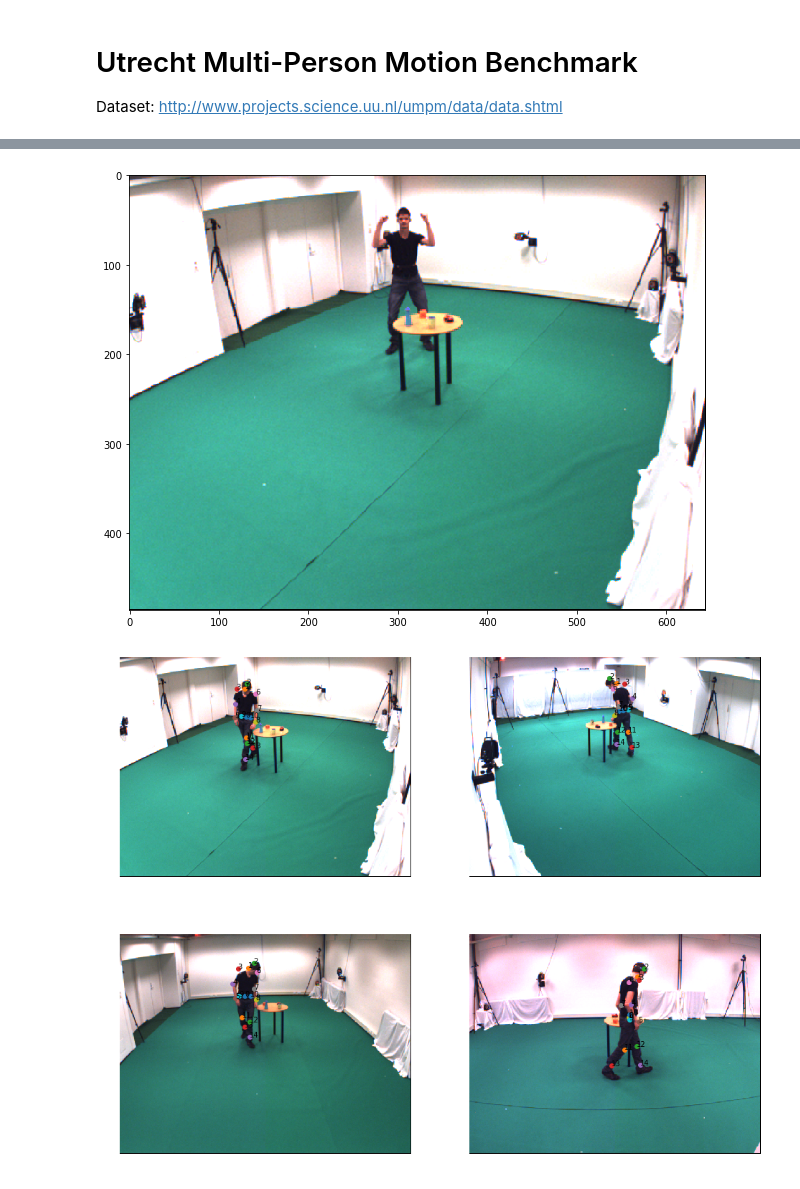
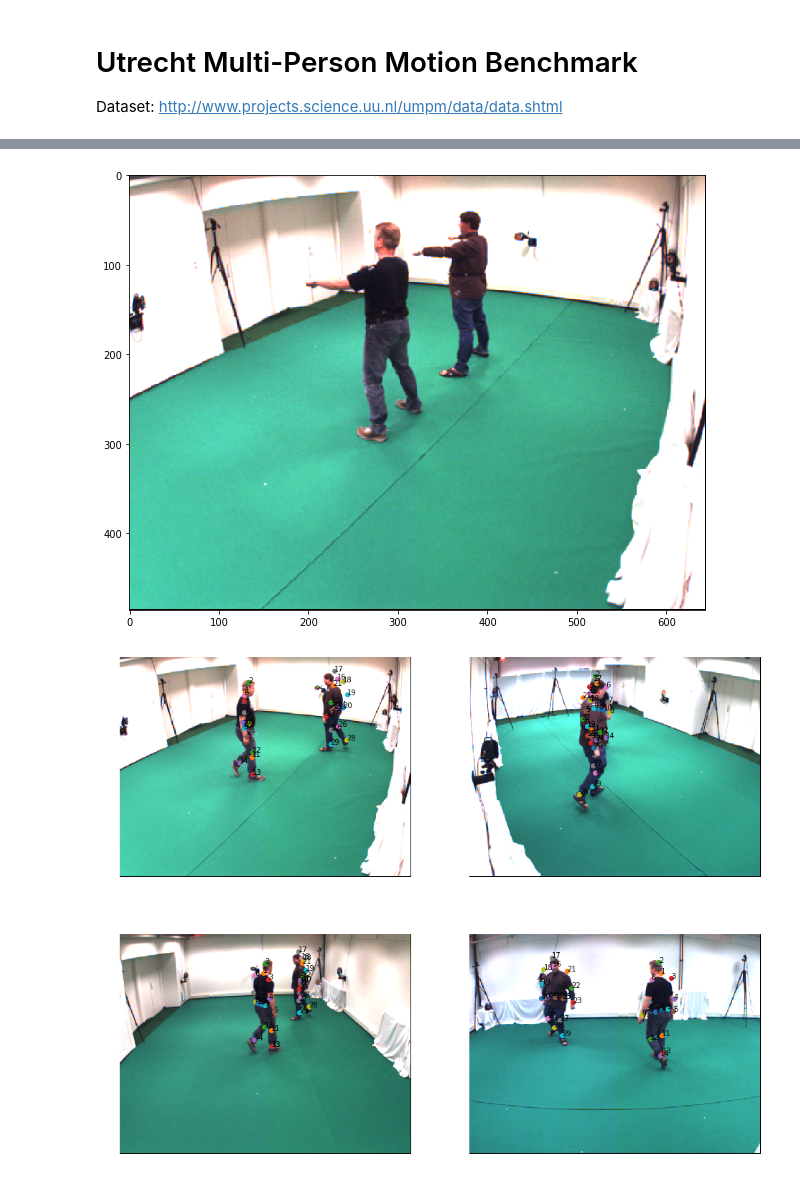
Before and after one commit to jutanke/pak, a Jupyter notebook: samples/UMPM.ipynb, the cells around one changed output, grey strips where cells are left out. Drawn from its saved outputs; the diff is of its cells as text; code cells hidden in the pictures.

```diff
--- a/samples/UMPM.ipynb
+++ b/samples/UMPM.ipynb
@@ -19,6 +19,7 @@ from pak.util import download
 from time import time
 
 root = Settings['data_root']
+print(root)
 
 user = Settings['UMPM']['username']
 pwd = Settings['UMPM']['password']
@@ -27,7 +28,7 @@ mpm = UMPM(root, user, pwd)
 
 
 _start = time()
-X, Y, Calib = mpm.get_data('p1_grab_3')
+X, Y, Calib = mpm.get_data('p2_free_1')
 _end = time()
 print('elapsed', _end - _start)
 
@@ -42,4 +44,4 @@ elapsed 2.228870153427124
-[figure, old version]
+[figure, new version]
 # %%
 import cv2
 
@@ -97,4 +99,4 @@ handle_img(fig.add_subplot(224), 'f', frame=frame)
 
 plt.show()
 # %% [output]
-[figure, old version]
+[figure, new version]
```
Also changed, not shown: parts of 1 cell of this notebook, 1 other file.
